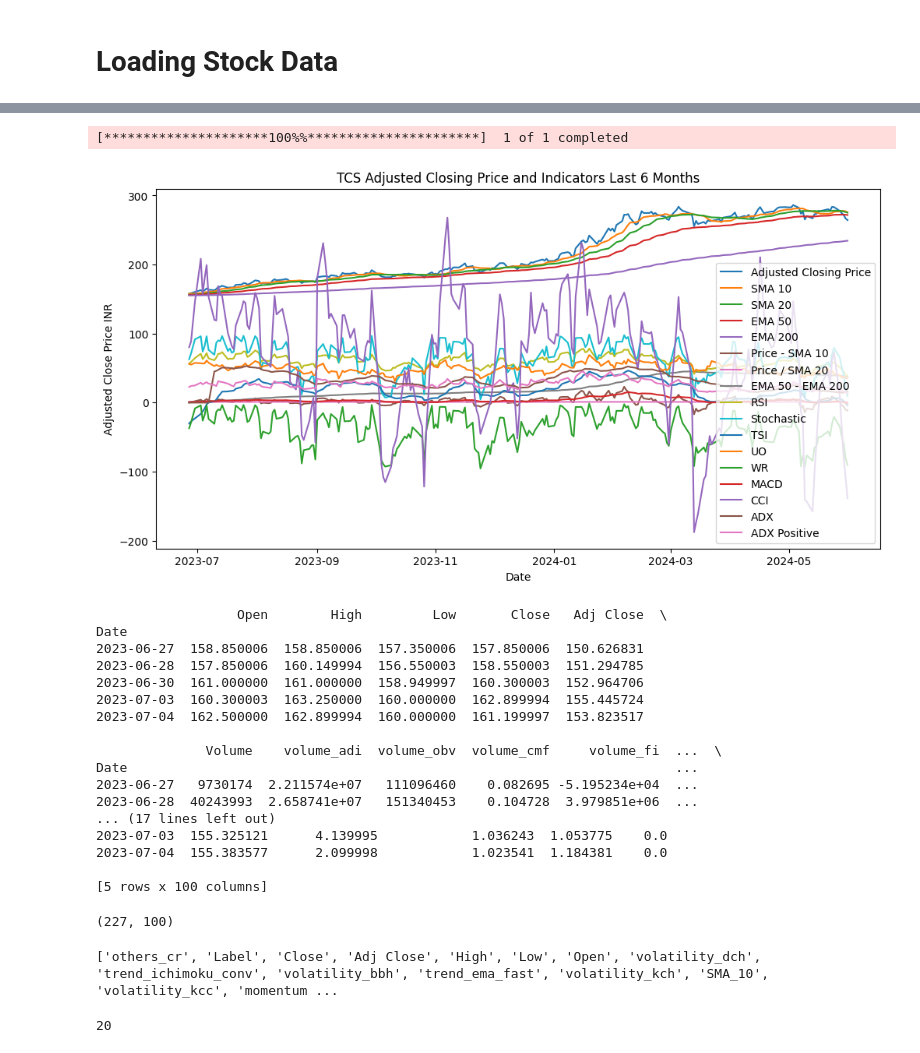
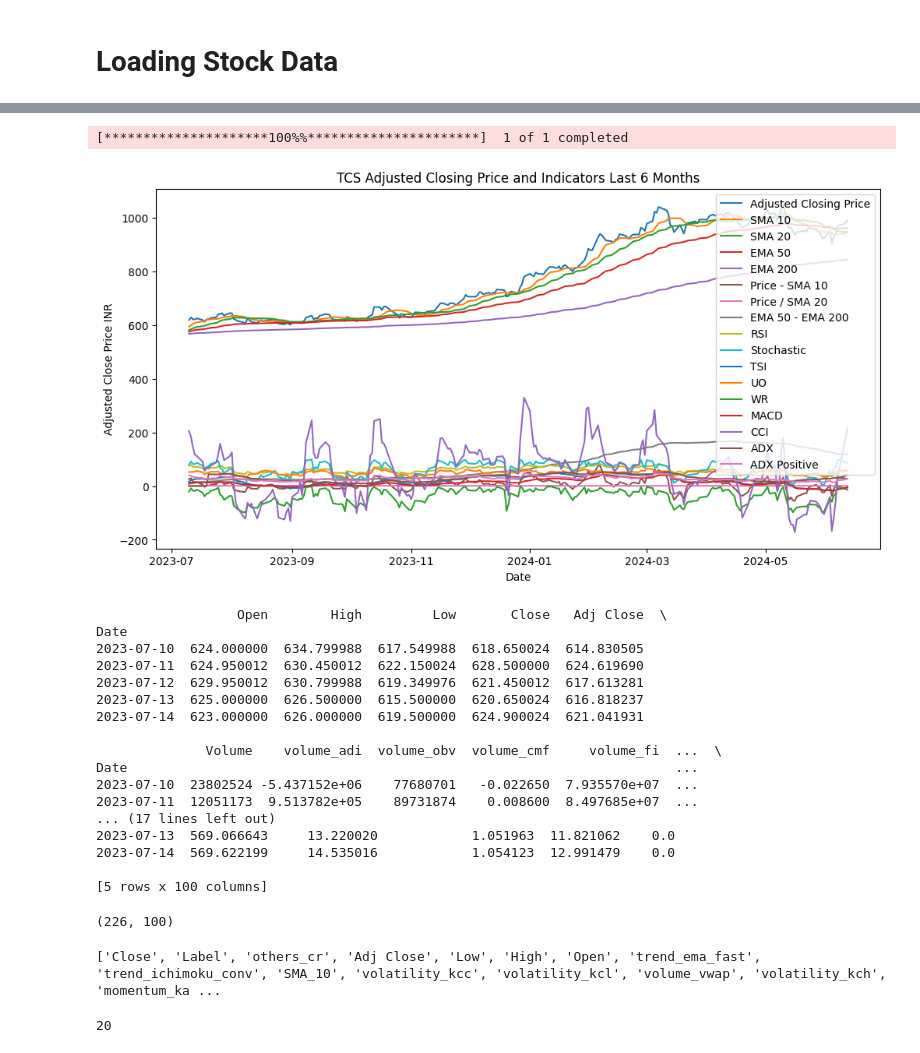
Before and after one commit to Afnan011/SmartStockInsight, a Jupyter notebook: Notebook/Stock_Prediction_2.4.ipynb, the cells around one changed output, grey strips where cells are left out. Drawn from its saved outputs; the diff is of its cells as text; code cells hidden in the pictures.

```diff
--- a/Notebook/Stock_Prediction_2.4.ipynb
+++ b/Notebook/Stock_Prediction_2.4.ipynb
@@ -34,7 +34,7 @@ from tensorflow.keras.layers import Dense, LSTM
 
 # Download TCS stock data for the last 6 months
 ticker = ['TCS.NS', 'TATAMOTORS.NS', 'INFY.NS', 'ASIANPAINT.NS', 'ONGC.NS']
-stock_idx = 4
+stock_idx = 1
 data = yf.download(ticker[stock_idx], period='1y', interval='1d')
 
 
@@ -75,34 +75,34 @@ data['EMA_DIFF'] = data['EMA_50'] - data['EMA_200']
 data = data.dropna()
 
 # Plot the adjusted closing price
 # Plot the adjusted closing price and indicators
 plt.figure(figsize=(12, 6))
 plt.plot(data['Close'], label='Adjusted Closing Price')
 plt.plot(data['SMA_10'], label='SMA 10')
 plt.plot(data['SMA_20'], label='SMA 20')
 plt.plot(data['EMA_50'], label='EMA 50')
 plt.plot(data['EMA_200'], label='EMA 200')
 plt.plot(data['PRICE_SMA_10'], label='Price - SMA 10')
 plt.plot(data['PRICE_SMA_20_Ratio'], label='Price / SMA 20')
 plt.plot(data['EMA_DIFF'], label='EMA 50 - EMA 200')
 plt.plot(data['momentum_rsi'], label='RSI')
 plt.plot(data['momentum_stoch'], label='Stochastic')
 plt.plot(data['momentum_tsi'], label='TSI')
 plt.plot(data['momentum_uo'], label='UO')
 plt.plot(data['momentum_wr'], label='WR')
 plt.plot(data['trend_macd'], label='MACD')
 plt.plot(data['trend_cci'], label='CCI')
 plt.plot(data['trend_adx'], label='ADX')
 plt.plot(data['trend_adx_pos'], label='ADX Positive')
 
 plt.title('TCS Adjusted Closing Price and Indicators Last 6 Months')
 plt.xlabel('Date')
 plt.ylabel('Adjusted Close Price INR')
 plt.legend()
 plt.show()
 # %% [output]
 [*********************100%%**********************]  1 of 1 completed
-[figure, old version]
+[figure, new version]
 # %%
 # combine DataFrame
 
@@ -122,25 +122,25 @@ print(combined_df.head())
 # %% [output]
                   Open        High         Low       Close   Adj Close  \
 Date
-2023-06-27  158.850006  158.850006  157.350006  157.850006  150.626831
-2023-06-28  157.850006  160.149994  156.550003  158.550003  151.294785
-2023-06-30  161.000000  161.000000  158.949997  160.300003  152.964706
-2023-07-03  160.300003  163.250000  160.000000  162.899994  155.445724
-2023-07-04  162.500000  162.899994  160.000000  161.199997  153.823517
+2023-07-10  624.000000  634.799988  617.549988  618.650024  614.830505
+2023-07-11  624.950012  630.450012  622.150024  628.500000  624.619690
+2023-07-12  629.950012  630.799988  619.349976  621.450012  617.613281
+2023-07-13  625.000000  626.500000  615.500000  620.650024  616.818237
+2023-07-14  623.000000  626.000000  619.500000  624.900024  621.041931
 
               Volume    volume_adi  volume_obv  volume_cmf     volume_fi  ...  \
 Date                                                                      ...
-2023-06-27   9730174  2.211574e+07   111096460    0.082695 -5.195234e+04  ...
-2023-06-28  40243993  2.658741e+07   151340453    0.104728  3.979851e+06  ...
+2023-07-10  23802524 -5.437152e+06    77680701   -0.022650  7.935570e+07  ...
+2023-07-11  12051173  9.513782e+05    89731874    0.008600  8.497685e+07  ...
 ... (17 lines left out)
-2023-07-03  155.325121      4.139995            1.036243  1.053775    0.0
-2023-07-04  155.383577      2.099998            1.023541  1.184381    0.0
+2023-07-13  569.066643     13.220020            1.051963  11.821062    0.0
+2023-07-14  569.622199     14.535016            1.054123  12.991479    0.0
 
 [5 rows x 100 columns]
 # %%
 combined_df.shape
 # %% [output]
-(227, 100)
+(226, 100)
 # %%
 from sklearn.preprocessing import MinMaxScaler
 
@@ -158,6 +158,7 @@ print(top_n_features)
 
 # Create a new DataFrame with the selected features and the target variable
 features = combined_df[top_n_features]
+features = features[['Close'] + [col for col in features.columns if col != 'Close']]
 target = combined_df["Close"]
 
 # Scale the features
@@ -182,7 +183,7 @@ train_size = int(len(X) * 0.8)
 X_train, X_test = X[:train_size], X[train_size:]
 y_train, y_test = y[:train_size], y[train_size:]
 # %% [output]
-['others_cr', 'Label', 'Close', 'Adj Close', 'High', 'Low', 'Open', 'volatility_dch', 'trend_ichimoku_conv', 'volatility_bbh', 'trend_ema_fast', 'volatility_kch', 'SMA_10', 'volatility_kcc', 'momentum ...
+['Close', 'Label', 'others_cr', 'Adj Close', 'Low', 'High', 'Open', 'trend_ema_fast', 'trend_ichimoku_conv', 'SMA_10', 'volatility_kcc', 'volatility_kcl', 'volume_vwap', 'volatility_kch', 'momentum_ka ...
 # %%
 X_train.shape[2]
 # %% [output]
```
Also changed, not shown: parts of 15 cells of this notebook, 47 other files.
